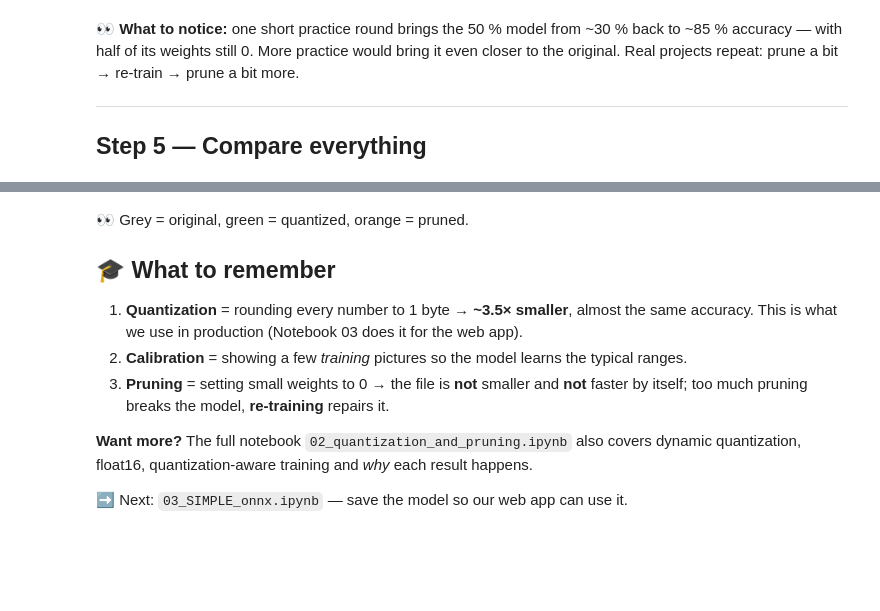
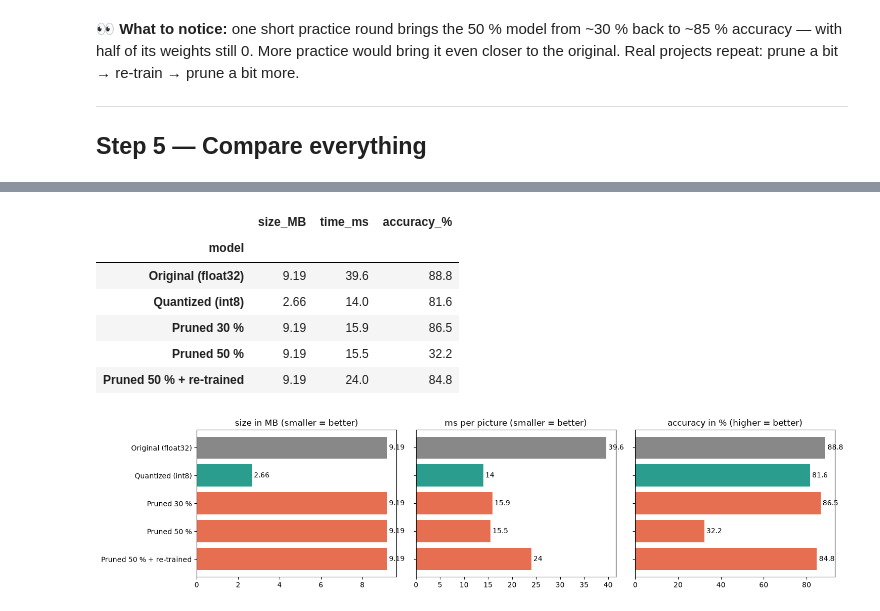
Before and after one commit to hemang2002/training, a Jupyter notebook: Day2_Transfer_Learning_and_Optimization/02_SIMPLE_quantization_and_pruning.ipynb, the cells around one changed output, grey strips where cells are left out. Cells and saved outputs as stored; diff of their text form; code cells hidden in the pictures; blank space fills up the shorter version.

```diff
--- a/Day2_Transfer_Learning_and_Optimization/02_SIMPLE_quantization_and_pruning.ipynb
+++ b/Day2_Transfer_Learning_and_Optimization/02_SIMPLE_quantization_and_pruning.ipynb
@@ -267,16 +267,3 @@ with half of its weights still 0. More practice would bring it even closer to th
 ---
 
 ## Step 5 — Compare everything
-# %%
-table = pd.DataFrame(results).set_index("model")
-display(table)
-
-fig, axes = plt.subplots(1, 3, figsize=(15, 3.8))
-for ax, col, title in zip(axes, ["size_MB", "time_ms", "accuracy_%"],
-                          ["size in MB (smaller = better)", "ms per picture (smaller = better)",
-                           "accuracy in % (higher = better)"]):
-    bars = ax.barh(table.index, table[col], color=["#888"] + ["#2a9d8f"] + ["#e76f51"] * (len(table) - 2))
-    ax.bar_label(bars, padding=3); ax.set_title(title); ax.invert_yaxis()
-for ax in axes[1:]:
-    ax.set_yticklabels([])
-plt.tight_layout(); plt.show()
@@ -292,15 +270,27 @@ plt.tight_layout(); plt.show()
-# %% [markdown]
-👀 Grey = original, green = quantized, orange = pruned.
-
-## 🎓 What to remember
-
-1. **Quantization** = rounding every number to 1 byte → **~3.5× smaller**, almost the same accuracy.
-   This is what we use in production (Notebook 03 does it for the web app).
-2. **Calibration** = showing a few *training* pictures so the model learns the typical ranges.
-3. **Pruning** = setting small weights to 0 → the file is **not** smaller and **not** faster by itself;
-   too much pruning breaks the model, **re-training** repairs it.
-
-**Want more?** The full notebook `02_quantization_and_pruning.ipynb` also covers dynamic quantization,
-float16, quantization-aware training and *why* each result happens.
-
-➡️ Next: `03_SIMPLE_onnx.ipynb` — save the model so our web app can use it.
+# %%
+def compare(results):
+    """Table + 3 bar charts: 📦 size, ⚡ time, 🎯 accuracy for every model measured so far."""
+    table = pd.DataFrame(results).set_index("model")
+    display(table)
+    colour = lambda name: ("#888" if name.startswith("Original") else "#2a9d8f" if name.startswith("Quantized")
+                           else "#7b2cbf" if name.startswith("Channels") else "#e76f51")
+    fig, axes = plt.subplots(1, 3, figsize=(15, 0.9 + 0.55 * len(table)))
+    for ax, col, title in zip(axes, ["size_MB", "time_ms", "accuracy_%"],
+                              ["size in MB (smaller = better)", "ms per picture (smaller = better)",
+                               "accuracy in % (higher = better)"]):
+        bars = ax.barh(table.index, table[col], color=[colour(n) for n in table.index])
+        ax.bar_label(bars, padding=3); ax.set_title(title); ax.invert_yaxis()
+    for ax in axes[1:]:
+        ax.set_yticklabels([])
+    plt.tight_layout(); plt.show()
+
+compare(results)
+# %% [output]
+|  | size_MB | time_ms | accuracy_% |
+| model |  |  |  |
+| Original (float32) | 9.19 | 39.6 | 88.8 |
+| Quantized (int8) | 2.66 | 14.0 | 81.6 |
+| Pruned 30 % | 9.19 | 15.9 | 86.5 |
+| Pruned 50 % | 9.19 | 15.5 | 32.2 |
+| Pruned 50 % + re-trained | 9.19 | 24.0 | 84.8 |
+[figure, added]
```
Also changed, not shown: parts of 16 cells of this notebook.
